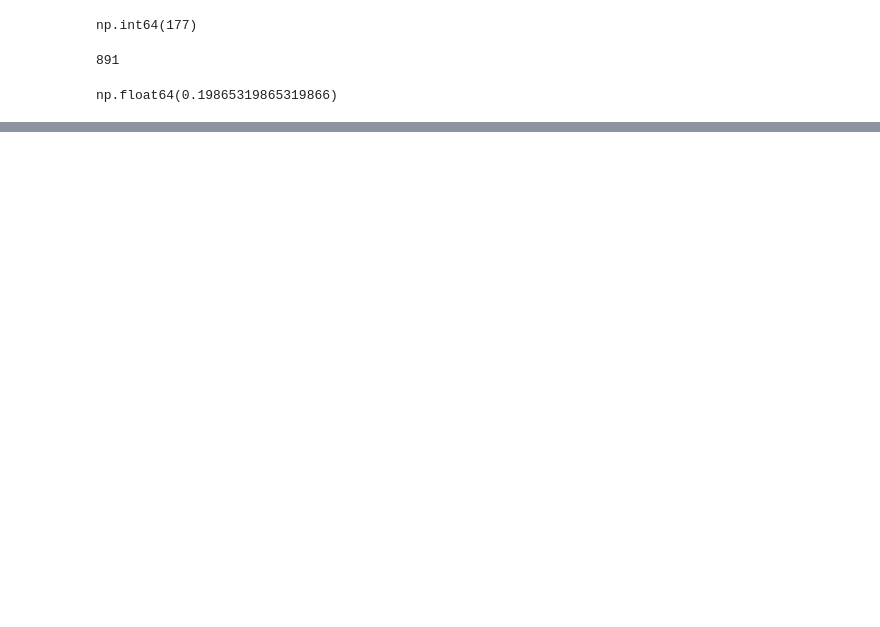
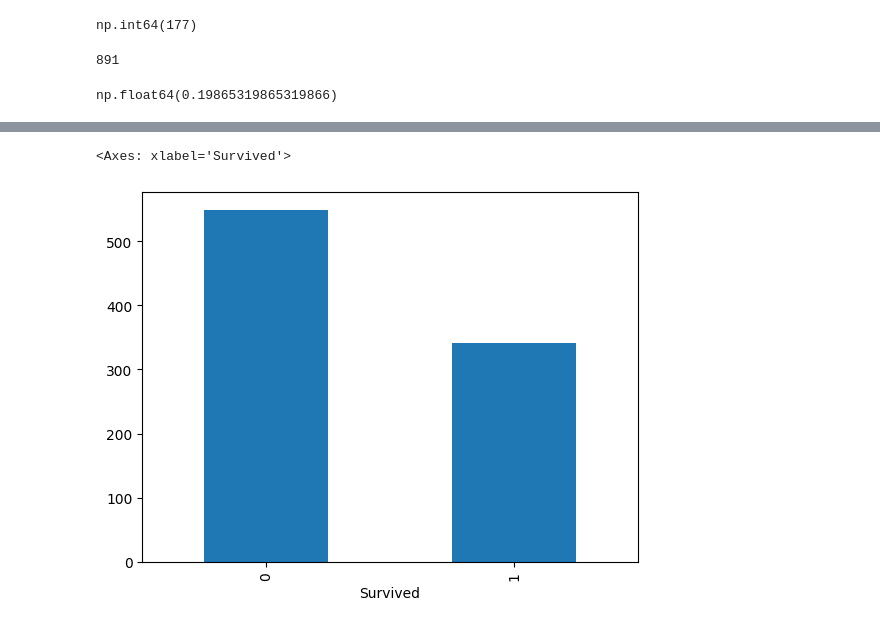
Before and after one commit to rrajveersingh02/DataAnalysis, a Jupyter notebook: EDA.ipynb, the cells around one changed output, grey strips where cells are left out. Saved outputs shown, nothing was run; the diff lists cells and outputs as text; code cells hidden in the pictures; blank space fills up the shorter version.

```diff
--- a/EDA.ipynb
+++ b/EDA.ipynb
@@ -128,0 +137,5 @@ np.float64(0.19865319865319866)
+# %%
+train['Survived'].value_counts().plot(kind='bar')
+# %% [output]
+<Axes: xlabel='Survived'>
+[figure, added]
```
Also changed, not shown: parts of 41 cells of this notebook.
